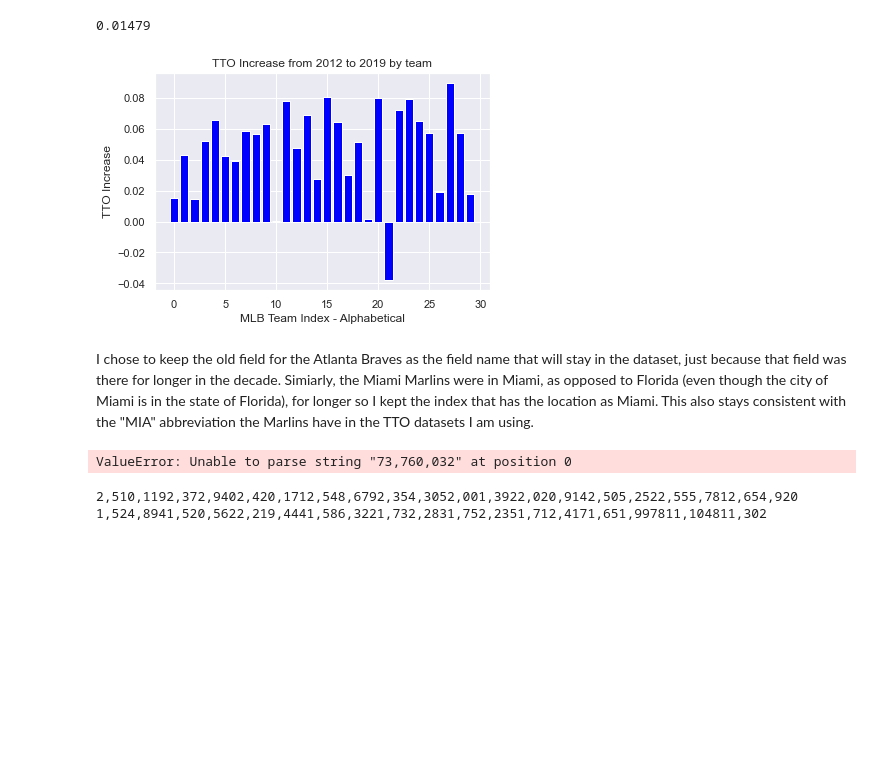
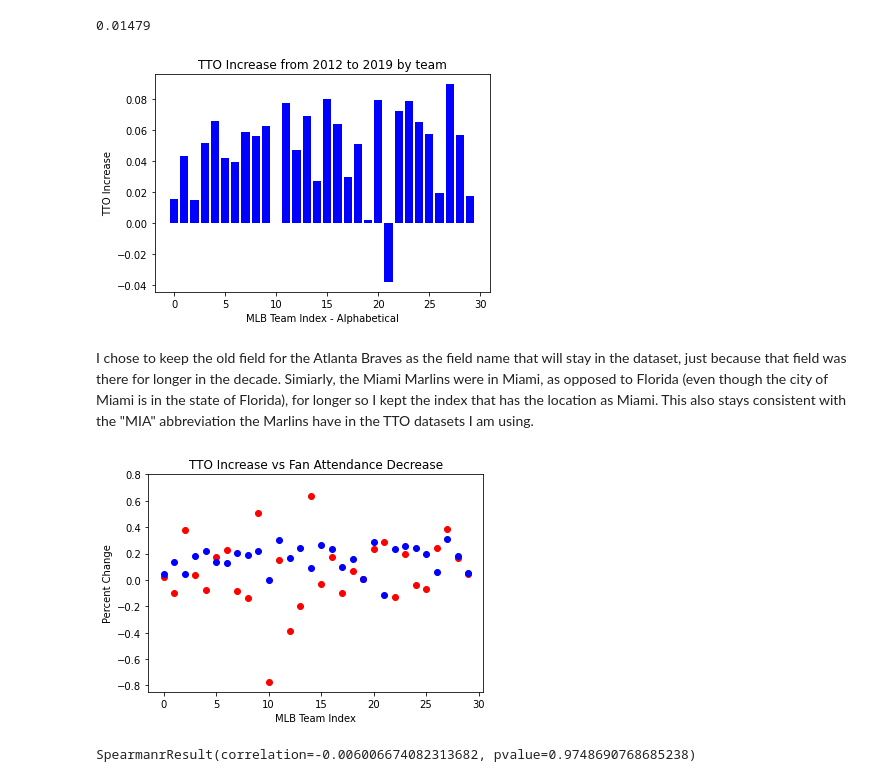
Before and after one commit to blakes5/upgraded-octo-memory, a Jupyter notebook: Final Project/messyFinal.ipynb, the cells around one changed output. Cells and saved outputs as stored; diff of their text form; code cells hidden in the pictures; blank space fills up the shorter version.

Commit message:
Plotted TTO and attendance together

```diff
--- a/Final Project/messyFinal.ipynb
+++ b/Final Project/messyFinal.ipynb
@@ -205,6 +201,7 @@ We can see the difference between both methods of getting the TTO values is negl
 # %%
 batting_2019 = batting_2019.drop(index=31)
 batting_2014 = batting_2014.drop(index=31)
+batting_2012 = batting_2012.drop(index=31)
 batting_2009 = batting_2009.drop(index=31)
 batting_2004 = batting_2004.drop(index=31)
 batting_1999 = batting_1999.drop(index=31)
@@ -213,6 +210,7 @@ batting_1989 = batting_1989.drop(index=27)
 # %%
 batting_2019['TTO'] = round((batting_2019['HR'] + batting_2019['BB'] + batting_2019['SO']) / batting_2019['PA'], 5)
 batting_2014['TTO'] = round((batting_2014['HR'] + batting_2014['BB'] + batting_2014['SO']) / batting_2014['PA'], 5)
+batting_2012['TTO'] = round((batting_2012['HR'] + batting_2012['BB'] + batting_2012['SO']) / batting_2012['PA'], 5)
 batting_2009['TTO'] = round((batting_2009['HR'] + batting_2009['BB'] + batting_2009['SO']) / batting_2009['PA'], 5)
 batting_2004['TTO'] = round((batting_2004['HR'] + batting_2004['BB'] + batting_2004['SO']) / batting_2004['PA'], 5)
 batting_1999['TTO'] = round((batting_1999['HR'] + batting_1999['BB'] + batting_1999['SO']) / batting_1999['PA'], 5)
@@ -317,16 +315,16 @@ while (k < 30):
 
 # Unecessary loop here, cleaner way of doing it below
 # %%
-team_TTOchanges = batting_2019['TTO'].head(-1) - batting_2012['TTO'].head(-1)
-#team_TTOchanges
+team_TTOchange = batting_2019['TTO'].head(-1) - batting_2012['TTO'].head(-1)
+#team_TTOchange
 # Each index 0-29 represents 1 of the 30 MLB teams, the same order they appear in either the 2012, 2014, or 2019 datasets
 # that appear in this project
 # %%
-plt.bar([i for i in range (0,30)], [team_TTOchanges[i] for i in range (0,30)], color = 'blue')
+plt.bar([i for i in range (0,30)], [team_TTOchange[i] for i in range (0,30)], color = 'blue')
 plt.xticks([j for j in range (0,31,5)])
 plt.xlabel("MLB Team Index - Alphabetical")
 plt.ylabel("TTO Increase")
 plt.title("TTO Increase from 2012 to 2019 by team")
 plt.show()
 # %% [output]
-[figure, old version]
+[figure, new version]
@@ -352,5 +348,0 @@ attendance = attendance.drop(index = 12)
-# %%
-attendance['2015'] = pd.to_numeric(attendance['2015'], downcast='integer')
-attendance.loc[3, '2015']
-# %% [output]
-ValueError: Unable to parse string "73,760,032" at position 0
@@ -357,8 +378,7 @@ ValueError: Unable to parse string "73,760,032" at position 0
 # %%
-braves_total = attendance.loc[3, '2010': '2019'].sum()
+braves_total = attendance.loc[3, '2010':'2019'].sum()
 marlins_total = attendance.loc[17, '2010':'2019'].sum()
-print(braves_total)
-print(marlins_total)
+attendance.loc[3, 'Total'] = braves_total
+attendance.loc[17, 'Total'] = marlins_total
+
+# This adjusts the Totals column at the end to have the total from both Atlanta Braves' fields and both Marlins teams in the 2010's decade
-# %% [output]
-2,510,1192,372,9402,420,1712,548,6792,354,3052,001,3922,020,9142,505,2522,555,7812,654,920
-1,524,8941,520,5622,219,4441,586,3221,732,2831,752,2351,712,4171,651,997811,104811,302
@@ -367,0 +389,14 @@ print(marlins_total)
+# %%
+plt.scatter([i for i in range (0,30)], attendance.loc[1:32, '% change'], color='red')
+plt.scatter([i for i in range (0,30)], [team_TTO_percentchange[i] for i in range (0,30)], color='blue')
+plt.yticks([-.8, -.6, -.4, -.2, 0, .2, .4, .6, .8])
+plt.xlabel("MLB Team Index")
+plt.ylabel("Percent Change")
+plt.title("TTO Increase vs Fan Attendance Decrease")
+plt.show()
+# %% [output]
+[figure, added]
+# %%
+stats.spearmanr(attendance.loc[1:32, '% change'], [team_TTO_percentchange[i] for i in range (0,30)])
+# %% [output]
+SpearmanrResult(correlation=-0.006006674082313682, pvalue=0.9748690768685238)
```
Also changed, not shown: parts of 13 cells of this notebook.
